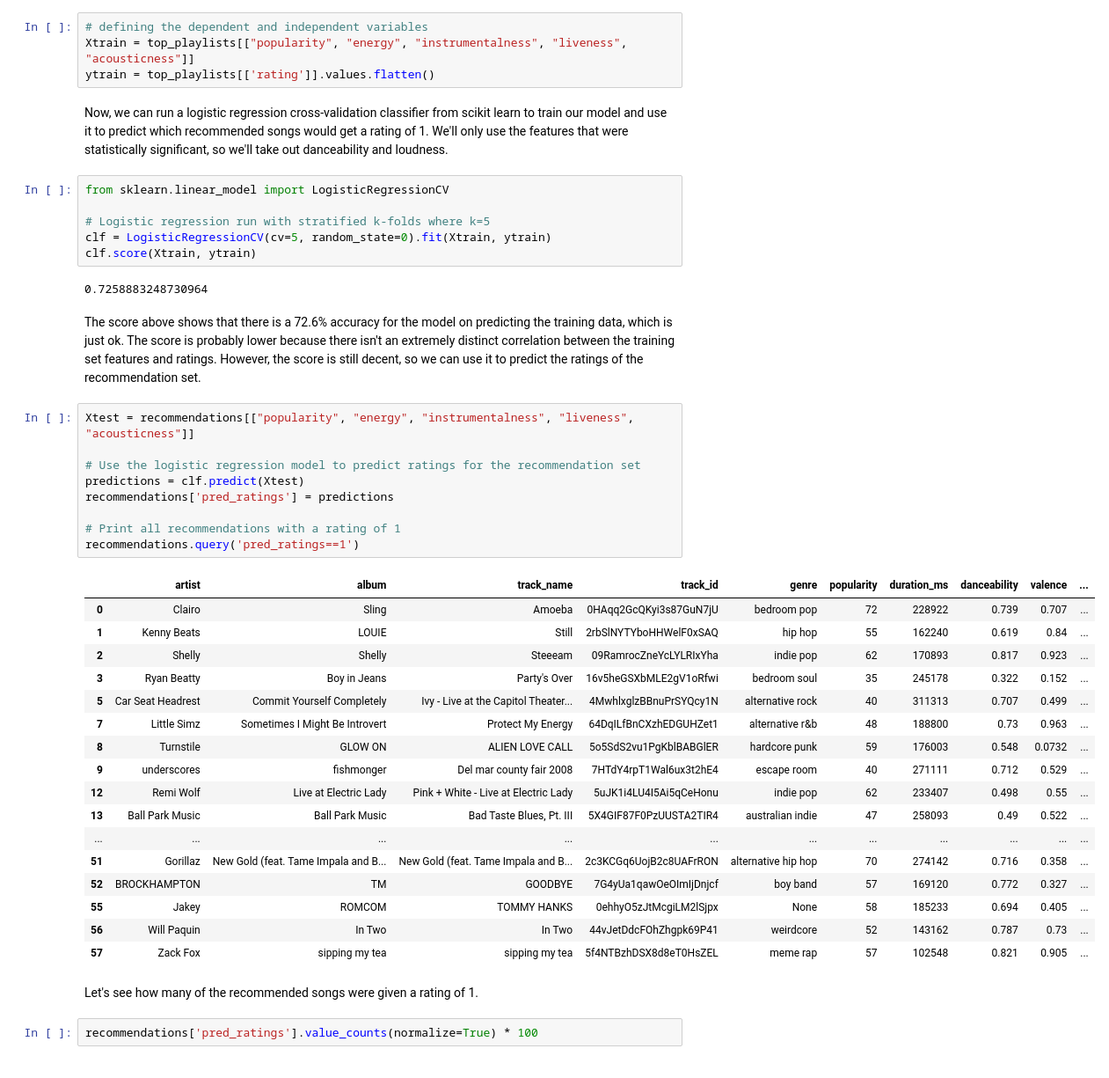
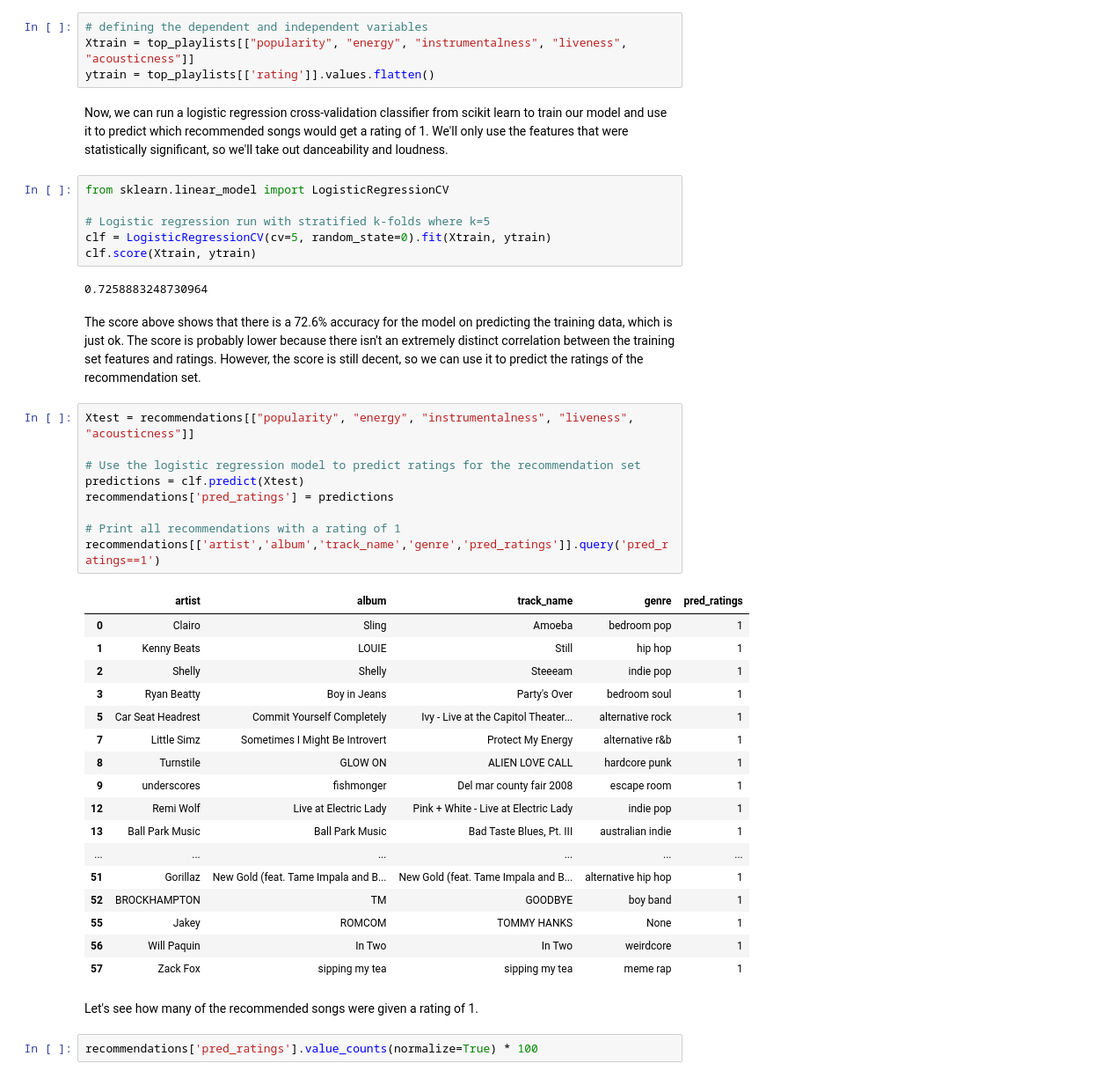
Before and after one commit to mlnee/mlnee.github.io, a Jupyter notebook: FinalTutorial.ipynb, the cells around one changed output. Shown: that part at 88% size. Saved outputs shown, nothing was run; the diff lists cells and outputs as text.

```diff
--- a/FinalTutorial.ipynb
+++ b/FinalTutorial.ipynb
@@ -295,8 +295,8 @@ After fitting the logistic regression model to our data, we can see that the p-v
 # defining the dependent and independent variables
 Xtrain = top_playlists[["popularity", "energy", "instrumentalness", "liveness", "acousticness"]]
 ytrain = top_playlists[['rating']].values.flatten()
-# %% [markdown]
-Now, we can run a logistic regression cross-validation classifier from scikit learn to train our model and use it to predict which recommended songs would get a rating of 1. We'll only use the features that were statistically significant, so we'll take out danceability and loudness.
+# %% [markdown]
+Now, we can run a logistic regression cross-validation classifier from scikit learn to train our model and use it to predict which recommended songs would get a rating of 1. We'll only use the features that were statistically significant, so we'll take out danceability and loudness.
 # %%
 from sklearn.linear_model import LogisticRegressionCV
 
@@ -305,37 +305,37 @@ clf = LogisticRegressionCV(cv=5, random_state=0).fit(Xtrain, ytrain)
 clf.score(Xtrain, ytrain)
 # %% [output]
 0.7258883248730964
-# %% [markdown]
-The score above shows that there is a 72.6% accuracy for the model on predicting the training data, which is just ok. The score is probably lower because there isn't an extremely distinct correlation between the training set features and ratings. However, the score is still decent, so we can use it to predict the ratings of the recommendation set.
+# %% [markdown]
+The score above shows that there is a 72.6% accuracy for the model on predicting the training data, which is just ok. The score is probably lower because there isn't an extremely distinct correlation between the training set features and ratings. However, the score is still decent, so we can use it to predict the ratings of the recommendation set.
 # %%
 Xtest = recommendations[["popularity", "energy", "instrumentalness", "liveness", "acousticness"]]
 
 # Use the logistic regression model to predict ratings for the recommendation set
 predictions = clf.predict(Xtest)
 recommendations['pred_ratings'] = predictions
 
 # Print all recommendations with a rating of 1
-recommendations.query('pred_ratings==1')
+recommendations[['artist','album','track_name','genre','pred_ratings']].query('pred_ratings==1')
 # %% [output]
-|  | artist | album | track_name | track_id | genre | popularity | duration_ms | danceability | valence | ... |
-| 0 | Clairo | Sling | Amoeba | 0HAqq2GcQKyi3s87GuN7jU | bedroom pop | 72 | 228922 | 0.739 | 0.707 | ... |
-| 1 | Kenny Beats | LOUIE | Still | 2rbSlNYTYboHHWelF0xSAQ | hip hop | 55 | 162240 | 0.619 | 0.84 | ... |
-| 2 | Shelly | Shelly | Steeeam | 09RamrocZneYcLYLRIxYha | indie pop | 62 | 170893 | 0.817 | 0.923 | ... |
-| 3 | Ryan Beatty | Boy in Jeans | Party's Over | 16v5heGSXbMLE2gV1oRfwi | bedroom soul | 35 | 245178 | 0.322 | 0.152 | ... |
-| 5 | Car Seat Headrest | Commit Yourself Completely | Ivy - Live at the Capitol Theater... | 4MwhlxglzBBnuPrSYQcy1N | alternative rock | 40 | 311313 | 0.707 | 0.499 | ... |
-| 7 | Little Simz | Sometimes I Might Be Introvert | Protect My Energy | 64DqILfBnCXzhEDGUHZet1 | alternative r&b | 48 | 188800 | 0.73 | 0.963 | ... |
-| 8 | Turnstile | GLOW ON | ALIEN LOVE CALL | 5o5SdS2vu1PgKblBABGlER | hardcore punk | 59 | 176003 | 0.548 | 0.0732 | ... |
-| 9 | underscores | fishmonger | Del mar county fair 2008 | 7HTdY4rpT1Wal6ux3t2hE4 | escape room | 40 | 271111 | 0.712 | 0.529 | ... |
-| 12 | Remi Wolf | Live at Electric Lady | Pink + White - Live at Electric Lady | 5uJK1i4LU4I5Ai5qCeHonu | indie pop | 62 | 233407 | 0.498 | 0.55 | ... |
-| 13 | Ball Park Music | Ball Park Music | Bad Taste Blues, Pt. III | 5X4GIF87F0PzUUSTA2TIR4 | australian indie | 47 | 258093 | 0.49 | 0.522 | ... |
-| ... | ... | ... | ... | ... | ... | ... | ... | ... | ... | ... |
-| 51 | Gorillaz | New Gold (feat. Tame Impala and B... | New Gold (feat. Tame Impala and B... | 2c3KCGq6UojB2c8UAFrRON | alternative hip hop | 70 | 274142 | 0.716 | 0.358 | ... |
-| 52 | BROCKHAMPTON | TM | GOODBYE | 7G4yUa1qawOeOImIjDnjcf | boy band | 57 | 169120 | 0.772 | 0.327 | ... |
-| 55 | Jakey | ROMCOM | TOMMY HANKS | 0ehhyO5zJtMcgiLM2lSjpx | None | 58 | 185233 | 0.694 | 0.405 | ... |
-| 56 | Will Paquin | In Two | In Two | 44vJetDdcFOhZhgpk69P41 | weirdcore | 52 | 143162 | 0.787 | 0.73 | ... |
-| 57 | Zack Fox | sipping my tea | sipping my tea | 5f4NTBzhDSX8d8eT0HsZEL | meme rap | 57 | 102548 | 0.821 | 0.905 | ... |
+|  | artist | album | track_name | genre | pred_ratings |
+| 0 | Clairo | Sling | Amoeba | bedroom pop | 1 |
+| 1 | Kenny Beats | LOUIE | Still | hip hop | 1 |
+| 2 | Shelly | Shelly | Steeeam | indie pop | 1 |
+| 3 | Ryan Beatty | Boy in Jeans | Party's Over | bedroom soul | 1 |
+| 5 | Car Seat Headrest | Commit Yourself Completely | Ivy - Live at the Capitol Theater... | alternative rock | 1 |
+| 7 | Little Simz | Sometimes I Might Be Introvert | Protect My Energy | alternative r&b | 1 |
+| 8 | Turnstile | GLOW ON | ALIEN LOVE CALL | hardcore punk | 1 |
+| 9 | underscores | fishmonger | Del mar county fair 2008 | escape room | 1 |
+| 12 | Remi Wolf | Live at Electric Lady | Pink + White - Live at Electric Lady | indie pop | 1 |
+| 13 | Ball Park Music | Ball Park Music | Bad Taste Blues, Pt. III | australian indie | 1 |
+| ... | ... | ... | ... | ... | ... |
+| 51 | Gorillaz | New Gold (feat. Tame Impala and B... | New Gold (feat. Tame Impala and B... | alternative hip hop | 1 |
+| 52 | BROCKHAMPTON | TM | GOODBYE | boy band | 1 |
+| 55 | Jakey | ROMCOM | TOMMY HANKS | None | 1 |
+| 56 | Will Paquin | In Two | In Two | weirdcore | 1 |
+| 57 | Zack Fox | sipping my tea | sipping my tea | meme rap | 1 |
-# %% [markdown]
-Let's see how many of the recommended songs were given a rating of 1.
+# %% [markdown]
+Let's see how many of the recommended songs were given a rating of 1.
 # %%
 recommendations['pred_ratings'].value_counts(normalize=True) * 100
 # %% [output]
```
Also changed, not shown: parts of 8 cells of this notebook, 1 other file.
